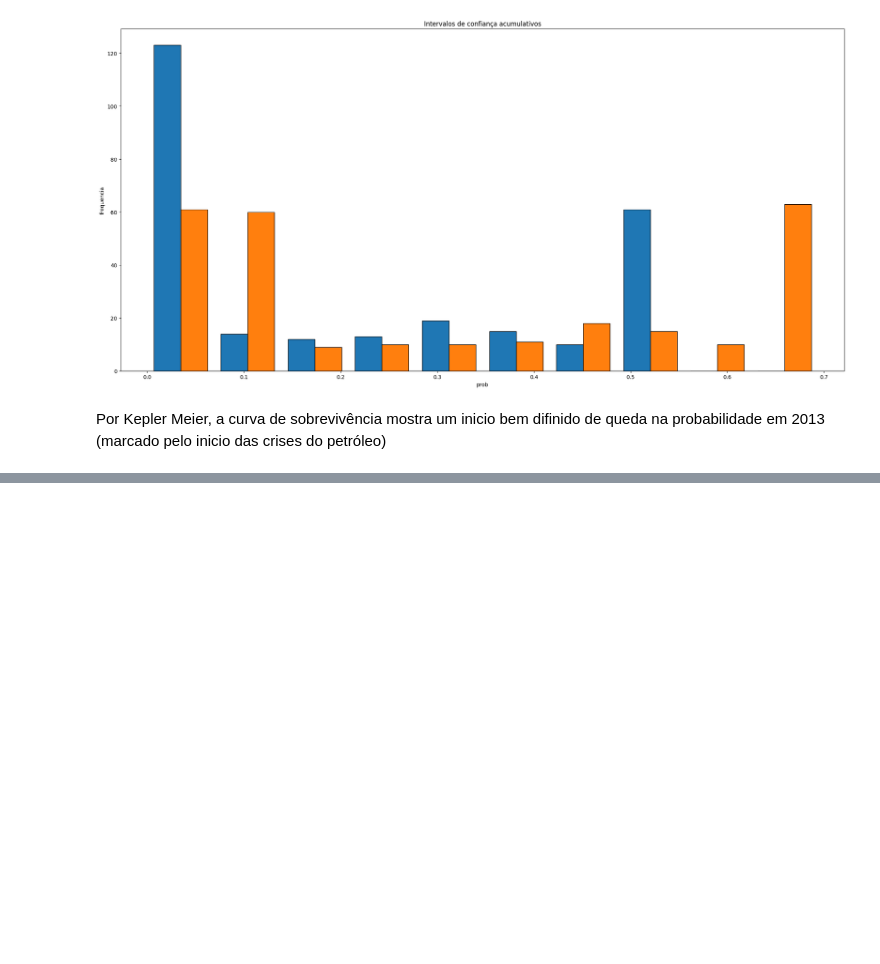
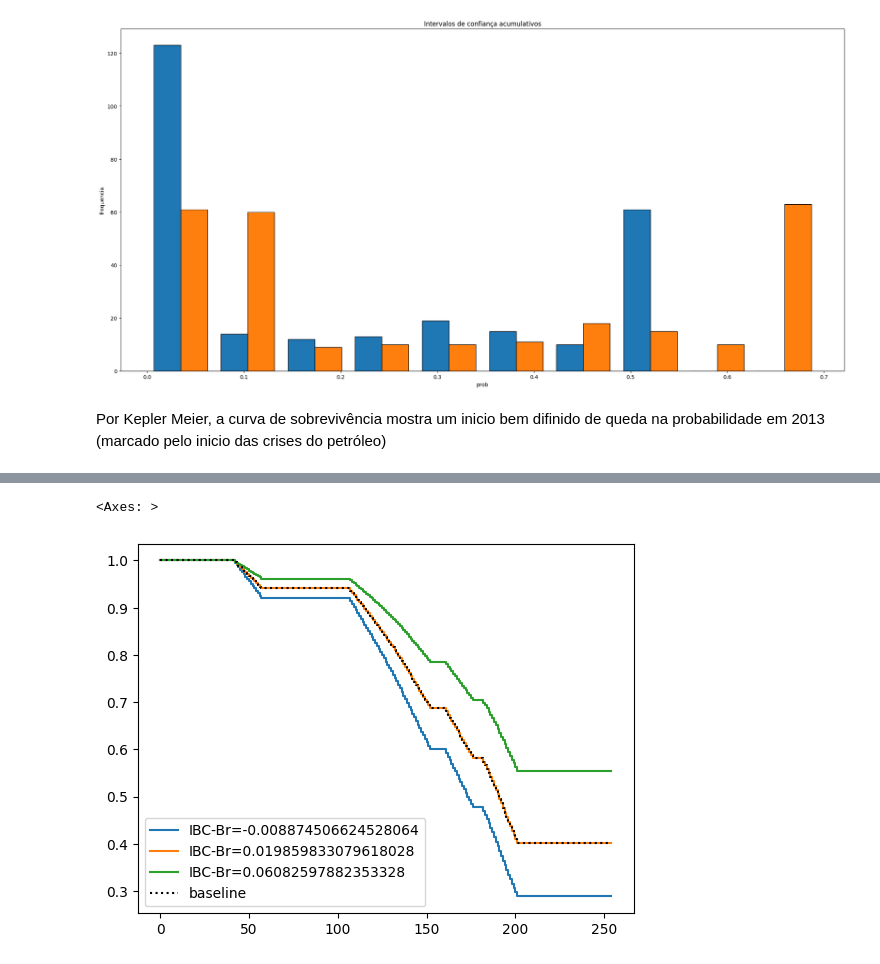
Before and after one commit to WesleySouza13/oil-price-shock-analysis, a Jupyter notebook: notebooks/03_survival_analysis.ipynb, the cells around one changed output, grey strips where cells are left out. Cells and saved outputs as stored; diff of their text form; code cells hidden in the pictures; blank space fills up the shorter version.

```diff
--- a/notebooks/03_survival_analysis.ipynb
+++ b/notebooks/03_survival_analysis.ipynb
@@ -105,0 +192,5 @@ data.to_csv(data_path)
+# %%
+coxmodel.plot_partial_effects_on_outcome('IBC-Br', values=[np.percentile(cox_train['IBC-Br'], 20), np.percentile(cox_train['IBC-Br'], 50), np.percentile(cox_train['IBC-Br'], 90)])
+# %% [output]
+<Axes: >
+[figure, added]
```
Also changed, not shown: parts of 10 cells of this notebook.
